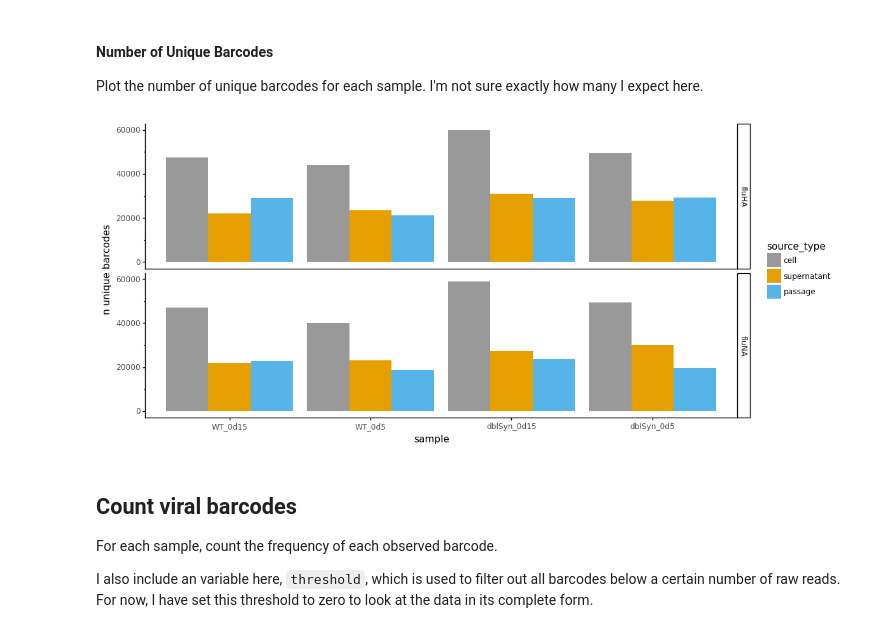
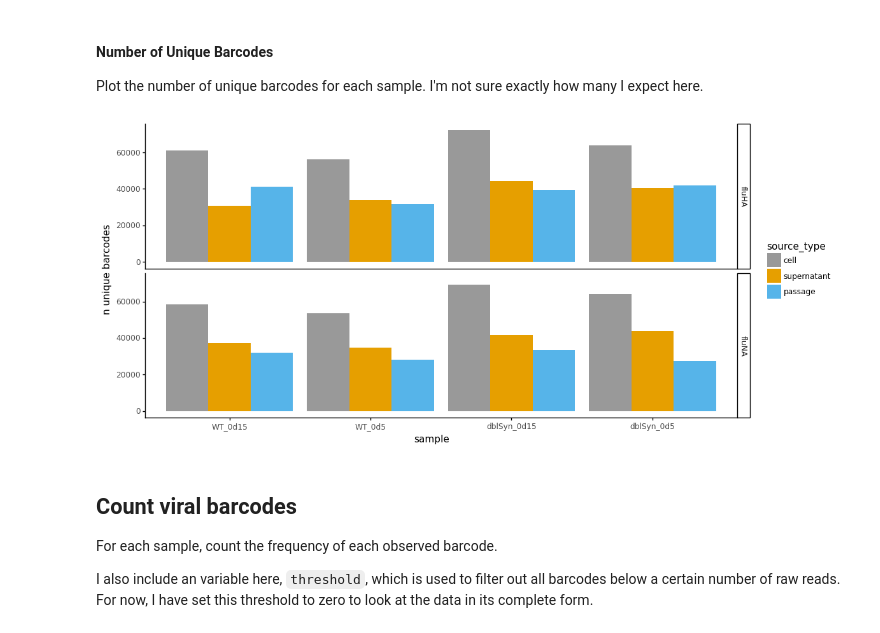
Before and after one commit to jbloomlab/barcoded_flu_pdmH1N1, a Jupyter notebook: viral_bc_analysis.ipynb, the cells around one changed output. Cells and saved outputs as stored; diff of their text form; code cells hidden in the pictures.

Commit message:
Calculated read fractions and visualized

```diff
--- a/viral_bc_analysis.ipynb
+++ b/viral_bc_analysis.ipynb
@@ -205,20 +205,20 @@ _ = p.draw()
 #### Number of Unique Barcodes
 Plot the number of unique barcodes for each sample. I'm not sure exactly how many I expect here.
 # %%
-n_barcodes_df = pd.DataFrame(reads_df.query('match == True').groupby(['sample','source_type','segment'])['viral_bc'].nunique())
-n_barcodes_df = n_barcodes_df.reset_index()
-n_barcodes_df = n_barcodes_df.rename(columns={'viral_bc':'n_viral_bc'})
+n_unique_df = pd.DataFrame(reads_df.groupby(['sample','source_type','segment'])['viral_bc'].nunique())
+n_unique_df = n_unique_df.reset_index()
+n_unique_df = n_unique_df.rename(columns={'viral_bc':'n_viral_bc'})
 # %%
-p = (ggplot(n_barcodes_df, aes(x='sample', y='n_viral_bc', fill='source_type')) +
+p = (ggplot(n_unique_df, aes(x='sample', y='n_viral_bc', fill='source_type')) +
      geom_bar(stat='identity',position='dodge') +
      facet_grid('segment~') +
      theme(figure_size=(12, 6)) +
      ylab('n unique barcodes') +
      scale_fill_manual(cbpalette[0:])
      )
 _ = p.draw()
 # %% [output]
-[figure, old version]
+[figure, new version]
 # %% [markdown]
 ## Count viral barcodes
 For each sample, count the frequency of each observed barcode.
```
Also changed, not shown: parts of 29 cells of this notebook.
